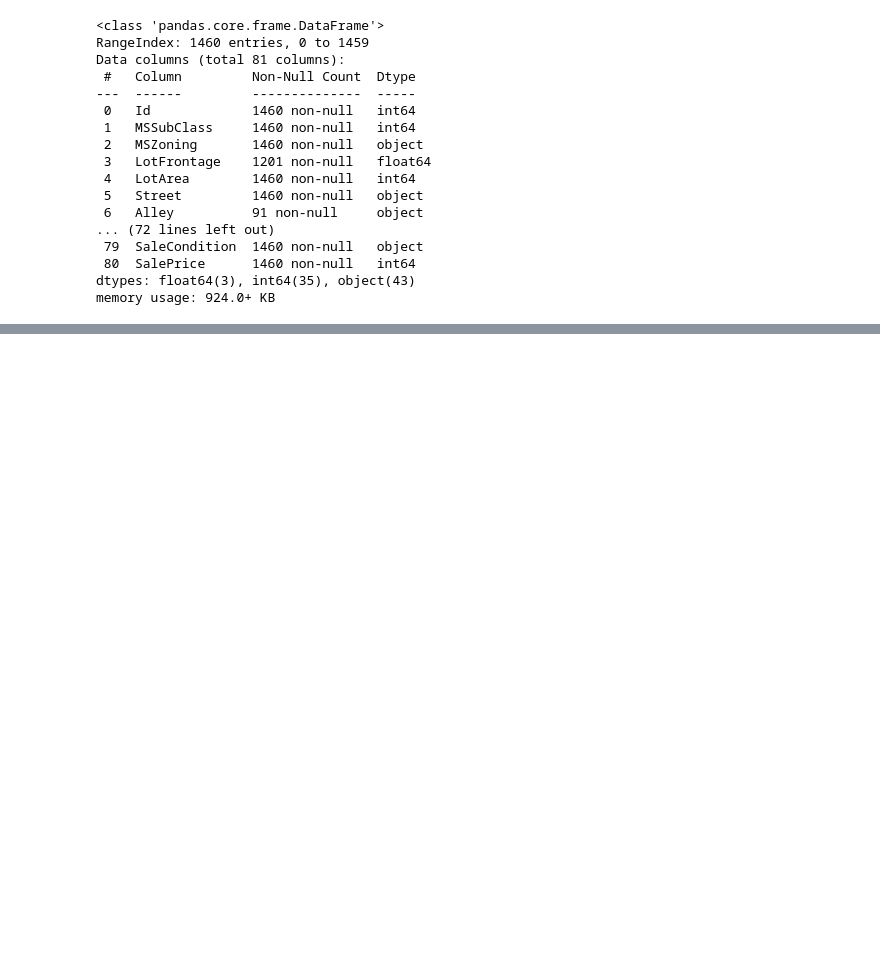
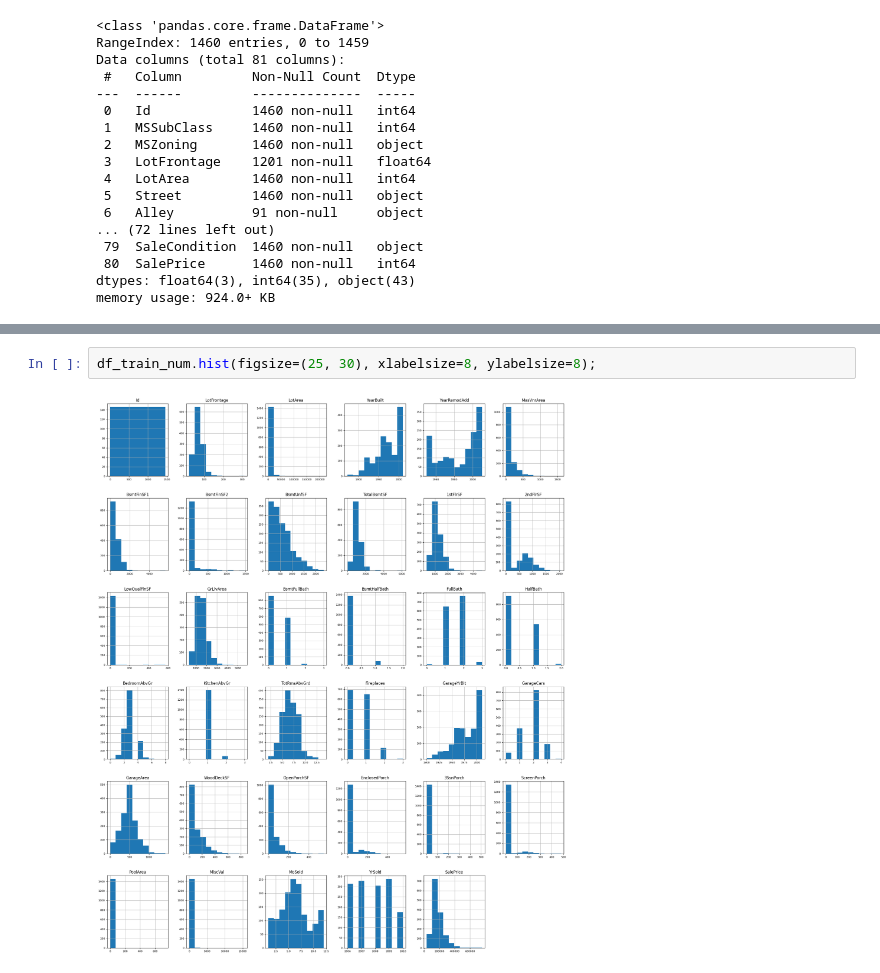
Before and after one commit to NasserMohamedEid/House-Prices, a Jupyter notebook: house-price.ipynb, the cells around one changed output, grey strips where cells are left out. Cells and saved outputs as stored; diff of their text form; blank space fills up the shorter version.

Commit message:
data visualization

```diff
--- a/house-price.ipynb
+++ b/house-price.ipynb
@@ -80,0 +123,4 @@ array(['RL', 'RM', 'C (all)', 'FV', 'RH'], dtype=object)
+# %%
+df_train_num.hist(figsize=(25, 30), xlabelsize=8, ylabelsize=8);
+# %% [output]
+[figure, added]
```
Also changed, not shown: parts of 11 cells of this notebook.
